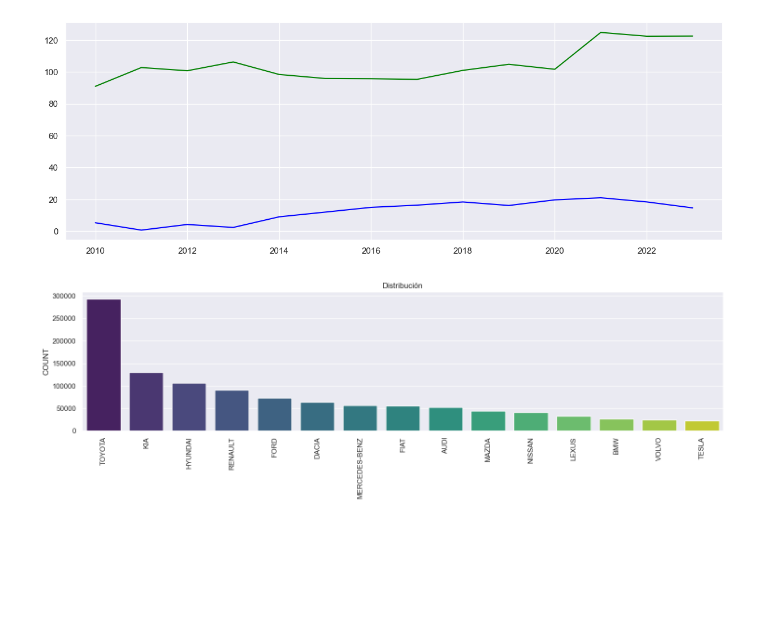
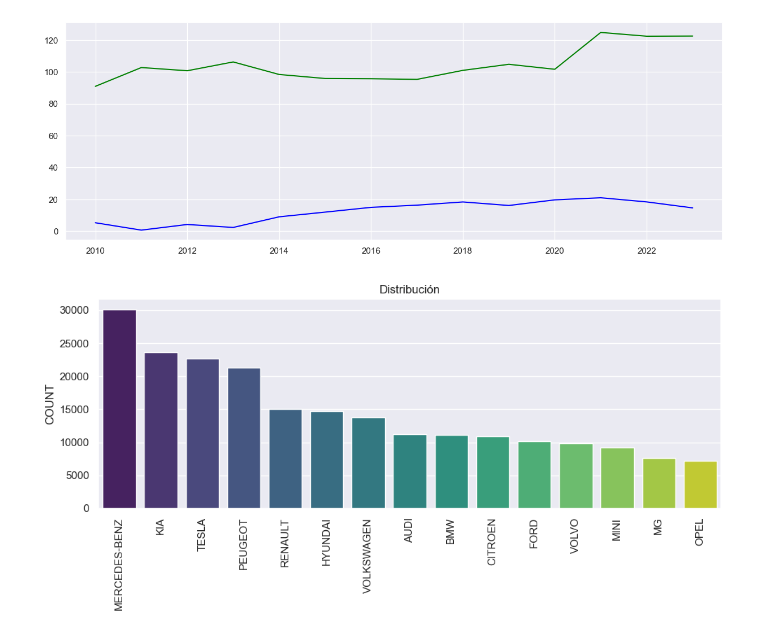
Before and after one commit to JBC2024/PROJECT_BREAK_I_EDA, a Jupyter notebook: notebooks/5 - Analysis - General - ECO-CERO.ipynb, the cells around one changed output. Cells and saved outputs as stored; diff of their text form; code cells hidden in the pictures; blank space fills up the shorter version.

```diff
--- a/notebooks/5 - Analysis - General - ECO-CERO.ipynb
+++ b/notebooks/5 - Analysis - General - ECO-CERO.ipynb
@@ -285,7 +246,7 @@ See the caveats in the documentation: https://pandas.pydata.org/pandas-docs/stab
   df_aux["AÑO"] = df_aux["FECHA_MATR"].dt.year
 [figure]
 # %%
-#Relación entre la MARCA
-fnc.pinta_hist_count_categorica_numerica(get_dataframe_estudio_FECHA_MATR(df, cond_list=[df.MARCA != VALUE_SIN_DETERMINAR]), "MARCA","PROVINCIA", 15)
+#Relación de las MARCAS
+fnc.pinta_hist_count_categorica_numerica(get_dataframe_estudio_FECHA_MATR(df, cond_list=[df.MARCA != VALUE_SIN_DETERMINAR, df.TIPO_DISTINTIVO == "CERO"]), "MARCA","PROVINCIA", 15)
 # %% [output]
-[figure, old version]
+[figure, new version]
```
Also changed, not shown: parts of 5 cells of this notebook, 4 other files.
